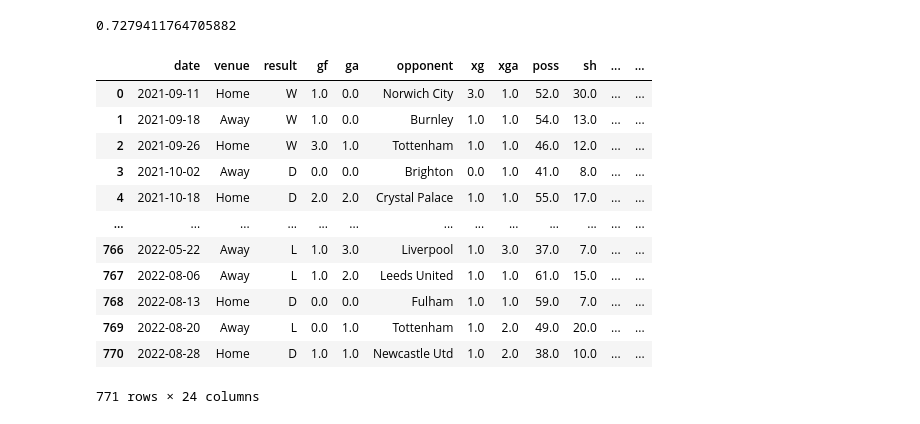
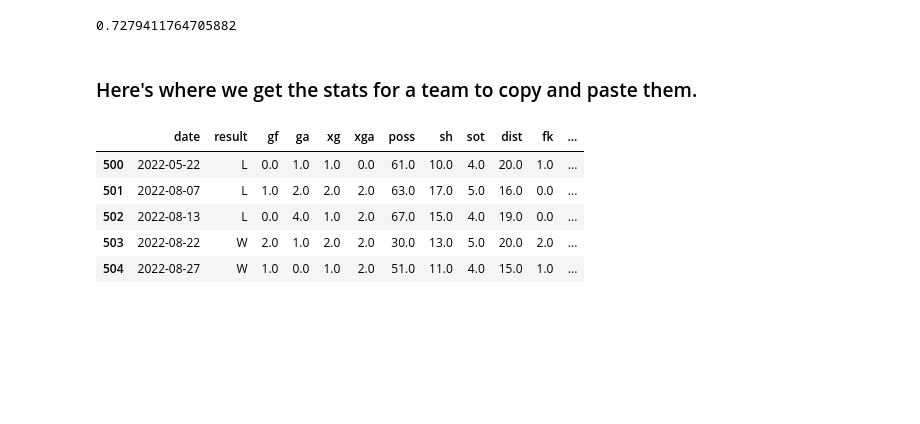
Before and after one commit to Miserry/dataQuest-DataAnalysis-Exercising, a Jupyter notebook: Predict PL matches.ipynb, the cells around one changed output. Drawn from its saved outputs; the diff is of its cells as text; code cells hidden in the pictures; blank space fills up the shorter version.

```diff
--- a/Predict PL matches.ipynb
+++ b/Predict PL matches.ipynb
@@ -202,19 +223,16 @@ matches_rolling = round(matches_rolling)
 #matches_rolling.loc[2]
 # %%
 matches_rolling = matches_rolling.drop(columns=['pk', 'pkatt', 'day_c', 'hour', 'time', 'season'])
+# %% [markdown]
+### Here's where we get the stats for a team to copy and paste them.
 # %%
-matches_rolling
+team = "Manchester United"
+
+matches_rolling[matches_rolling['team'] == team][-5:].drop(columns=['venue_c', 'venue', 'opponent', 'fkR'])
 # %% [output]
-|  | date | venue | result | gf | ga | opponent | xg | xga | poss | sh | ... | ... |
-| 0 | 2021-09-11 | Home | W | 1.0 | 0.0 | Norwich City | 3.0 | 1.0 | 52.0 | 30.0 | ... | ... |
-| 1 | 2021-09-18 | Away | W | 1.0 | 0.0 | Burnley | 1.0 | 1.0 | 54.0 | 13.0 | ... | ... |
-| 2 | 2021-09-26 | Home | W | 3.0 | 1.0 | Tottenham | 1.0 | 1.0 | 46.0 | 12.0 | ... | ... |
-| 3 | 2021-10-02 | Away | D | 0.0 | 0.0 | Brighton | 0.0 | 1.0 | 41.0 | 8.0 | ... | ... |
-| 4 | 2021-10-18 | Home | D | 2.0 | 2.0 | Crystal Palace | 1.0 | 1.0 | 55.0 | 17.0 | ... | ... |
-| ... | ... | ... | ... | ... | ... | ... | ... | ... | ... | ... | ... | ... |
-| 766 | 2022-05-22 | Away | L | 1.0 | 3.0 | Liverpool | 1.0 | 3.0 | 37.0 | 7.0 | ... | ... |
-| 767 | 2022-08-06 | Away | L | 1.0 | 2.0 | Leeds United | 1.0 | 1.0 | 61.0 | 15.0 | ... | ... |
-| 768 | 2022-08-13 | Home | D | 0.0 | 0.0 | Fulham | 1.0 | 1.0 | 59.0 | 7.0 | ... | ... |
-| 769 | 2022-08-20 | Away | L | 0.0 | 1.0 | Tottenham | 1.0 | 2.0 | 49.0 | 20.0 | ... | ... |
-| 770 | 2022-08-28 | Home | D | 1.0 | 1.0 | Newcastle Utd | 1.0 | 2.0 | 38.0 | 10.0 | ... | ... |
+|  | date | result | gf | ga | xg | xga | poss | sh | sot | dist | fk | ... |
+| 500 | 2022-05-22 | L | 0.0 | 1.0 | 1.0 | 0.0 | 61.0 | 10.0 | 4.0 | 20.0 | 1.0 | ... |
+| 501 | 2022-08-07 | L | 1.0 | 2.0 | 2.0 | 2.0 | 63.0 | 17.0 | 5.0 | 16.0 | 0.0 | ... |
+| 502 | 2022-08-13 | L | 0.0 | 4.0 | 1.0 | 2.0 | 67.0 | 15.0 | 4.0 | 19.0 | 0.0 | ... |
+| 503 | 2022-08-22 | W | 2.0 | 1.0 | 2.0 | 2.0 | 30.0 | 13.0 | 5.0 | 20.0 | 2.0 | ... |
+| 504 | 2022-08-27 | W | 1.0 | 0.0 | 1.0 | 2.0 | 51.0 | 11.0 | 4.0 | 15.0 | 1.0 | ... |
-771 rows × 24 columns
```
Also changed, not shown: parts of 15 cells of this notebook.
